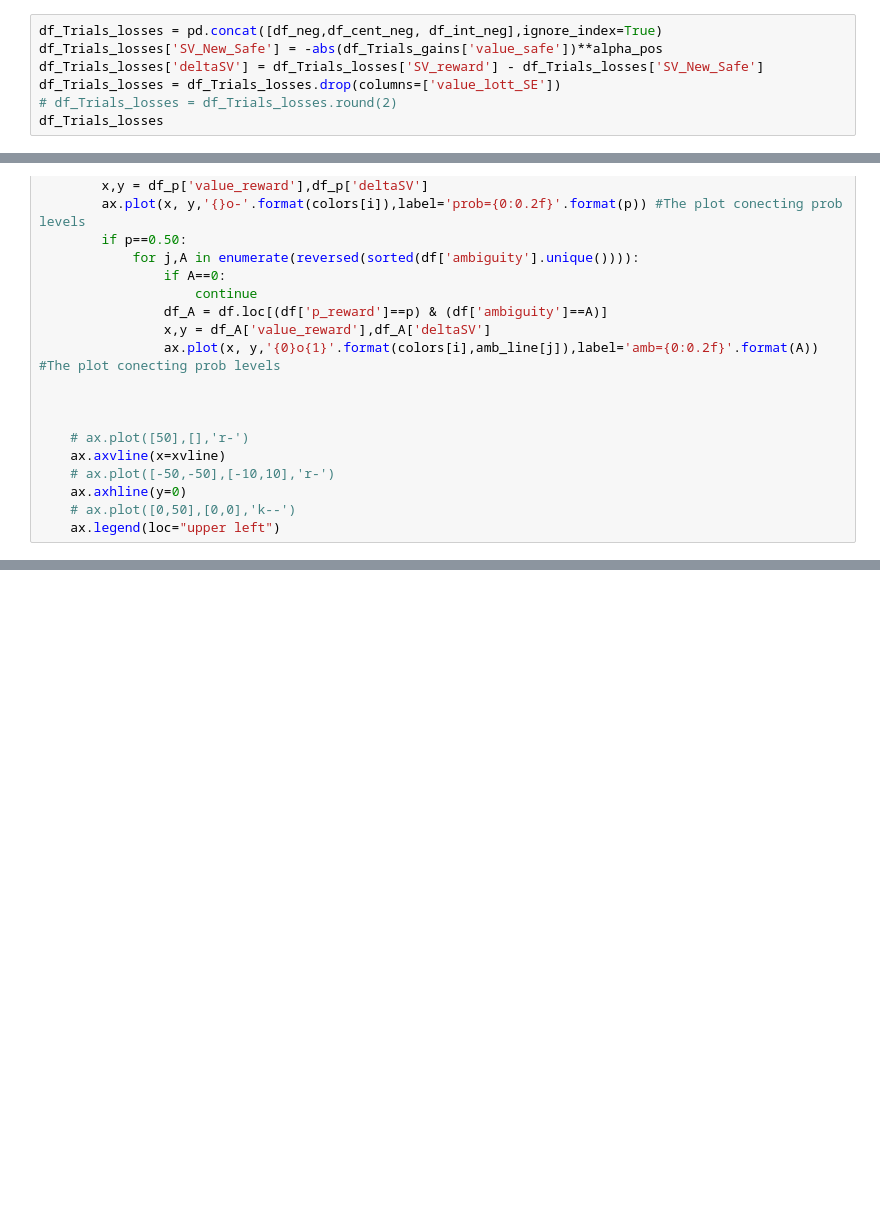
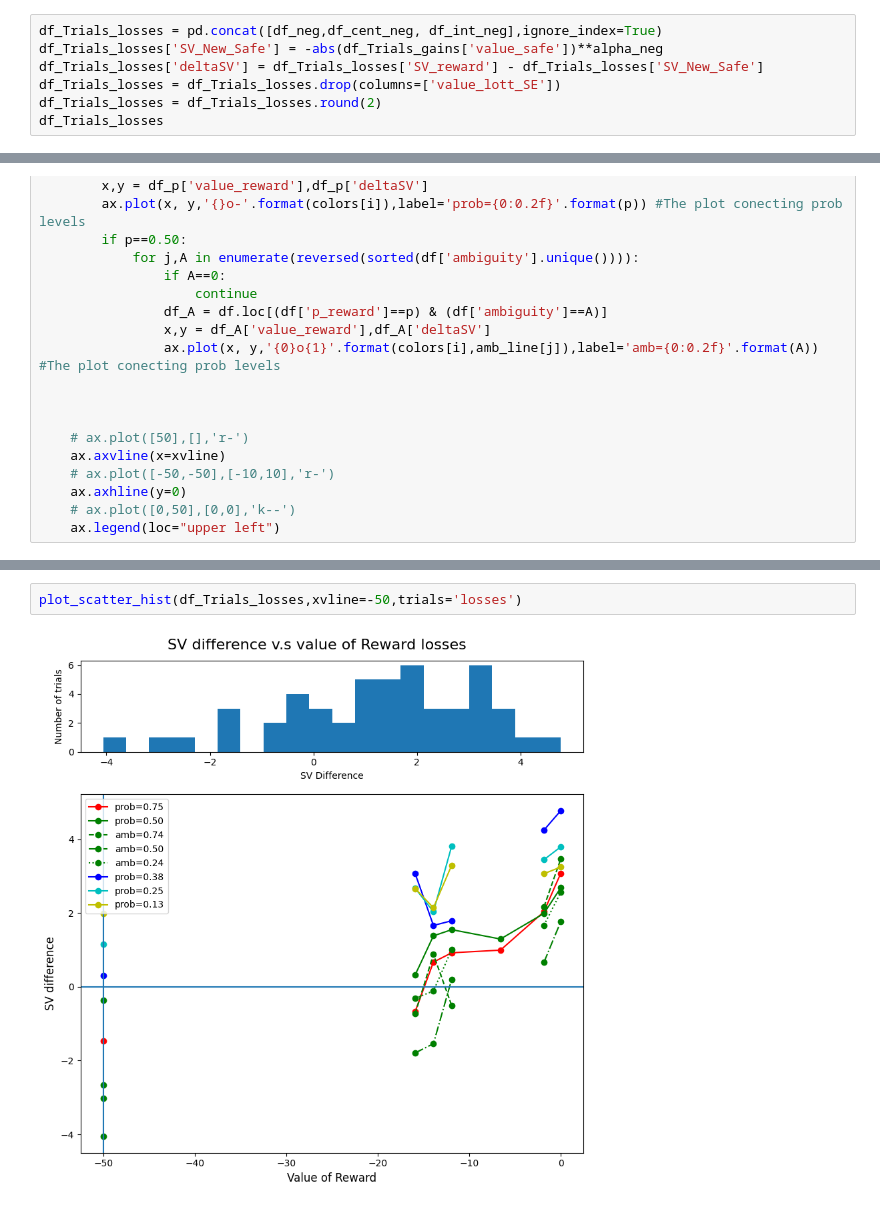
Before and after one commit to CDN-Lab/Intracraneal_electrodes, a Jupyter notebook: uncertaintyencoding.ipynb, the cells around one changed output, grey strips where cells are left out. Saved outputs shown, nothing was run; the diff lists cells and outputs as text; blank space fills up the shorter version.

```diff
--- a/uncertaintyencoding.ipynb
+++ b/uncertaintyencoding.ipynb
@@ -318,8 +455,8 @@ df_Trials_gains
 # %%
 df_Trials_losses = pd.concat([df_neg,df_cent_neg, df_int_neg],ignore_index=True)
-df_Trials_losses['SV_New_Safe'] = -abs(df_Trials_gains['value_safe'])**alpha_pos
+df_Trials_losses['SV_New_Safe'] = -abs(df_Trials_gains['value_safe'])**alpha_neg
 df_Trials_losses['deltaSV'] = df_Trials_losses['SV_reward'] - df_Trials_losses['SV_New_Safe']
 df_Trials_losses = df_Trials_losses.drop(columns=['value_lott_SE'])
-# df_Trials_losses = df_Trials_losses.round(2)
+df_Trials_losses = df_Trials_losses.round(2)
 df_Trials_losses
 # %% [output]
@@ -400,0 +554,4 @@ plot_scatter_hist(df_Trials_gains,xvline=50)
+# %%
+plot_scatter_hist(df_Trials_losses,xvline=-50,trials='losses')
+# %% [output]
+[figure, added]
```
Also changed, not shown: parts of 14 cells of this notebook.
